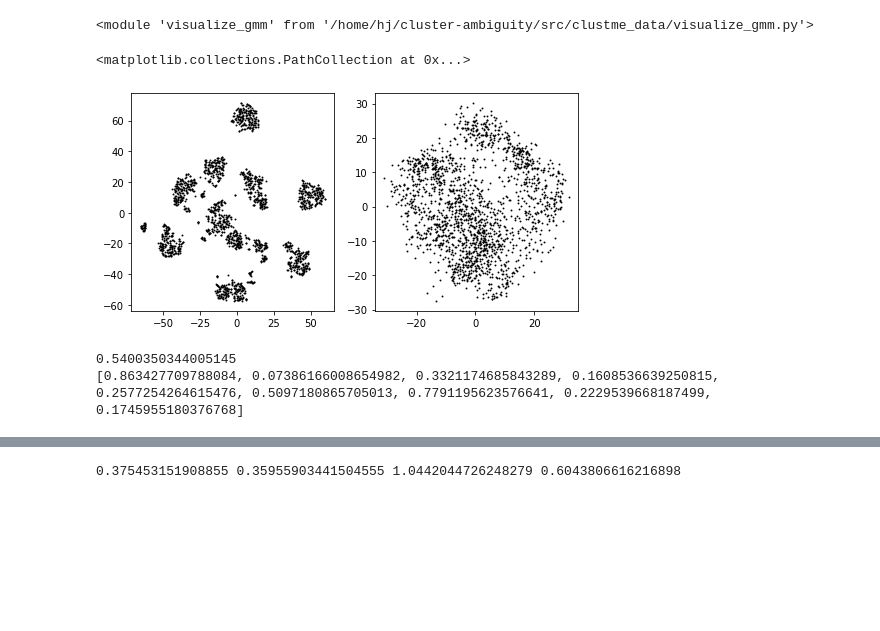
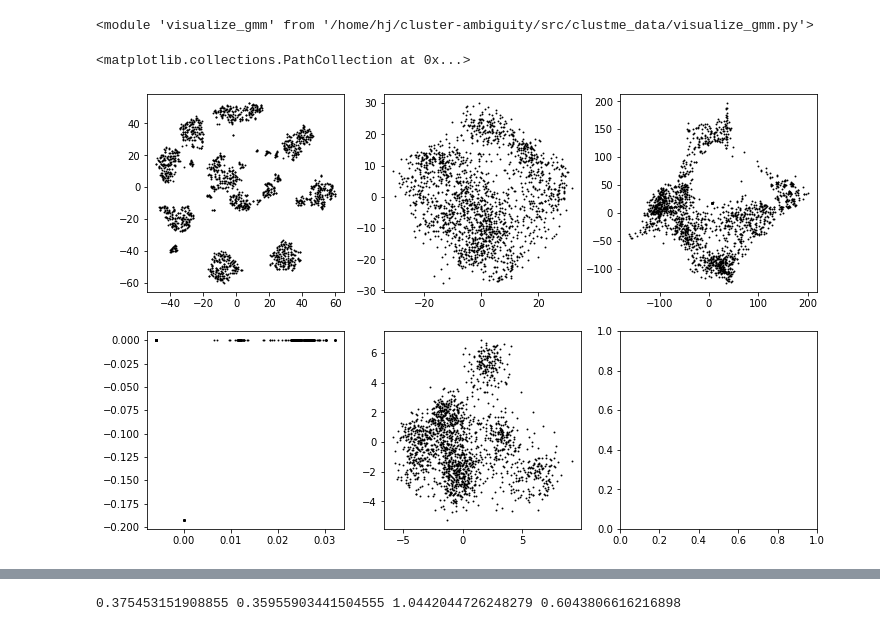
Before and after one commit to HyunWookL/cluster-ambiguity, a Jupyter notebook: src/clustme_data/test.ipynb, the cells around one changed output, grey strips where cells are left out. Cells and saved outputs as stored; diff of their text form; code cells hidden in the pictures; blank space fills up the shorter version.

```diff
--- a/src/clustme_data/test.ipynb
+++ b/src/clustme_data/test.ipynb
@@ -20,32 +22,17 @@ importlib.reload(vg)
 X, label = load_digits(return_X_y=True)
 X_tsne = TSNE(n_components=2).fit_transform(X)
 X_pca = PCA(n_components=2).fit_transform(X)
+X_isomap = Isomap(n_components=2).fit_transform(X)
+X_lle = LocallyLinearEmbedding(n_components=2).fit_transform(X)
+X_lda = LinearDiscriminantAnalysis(n_components=2).fit_transform(X, label)
 # %%
 ## visualize the X_tsne data as scatterplot
-fig, ax = plt.subplots(1, 2, figsize=(8, 4))
-ax[0].scatter(X_tsne[:, 0], X_tsne[:, 1], s=0.8, c="black")
-ax[1].scatter(X_pca[:, 0], X_pca[:, 1], s=0.8, c="black")
+fig, ax = plt.subplots(2, 3, figsize=(12, 8))
+ax[0, 0].scatter(X_tsne[:, 0], X_tsne[:, 1], s=0.8, c="black")
+ax[0, 1].scatter(X_pca[:, 0], X_pca[:, 1], s=0.8, c="black")
+ax[0, 2].scatter(X_isomap[:, 0], X_isomap[:, 1], s=0.8, c="black")
+ax[1, 0].scatter(X_lle[:, 0], X_lle[:, 1], s=0.8, c="black")
+ax[1, 1].scatter(X_lda[:, 0], X_lda[:, 1], s=0.8, c="black")
 # %% [output]
 <matplotlib.collections.PathCollection at 0x...>
-[figure, old version]
+[figure, new version]
-# %%
-data = X_tsne
-# print(label)
-# filters = np.logical_or(label == 3, label == 8)
-# data = data[filters]
-
-ca = cac.ClusterAmbiguity()
-score = ca.fit(data)
-
-print(score)
-print(ca.filtered_prob_single_list)
-## draw line chart
-
-# # vg.plot_gmm(ca.gmm, data, ca.gaussian_info["proba_labels"])
-# vg.plot_gmm_graph(
-# 	ca.gmm, data, ca.gaussian_info["proba_labels"],
-# 	True, ca.means, list(ca.gabriel_graph_edges)
-# 	)
-# %% [output]
-0.5400350344005145
-[0.863427709788084, 0.07386166008654982, 0.3321174685843289, 0.1608536639250815, 0.2577254264615476, 0.5097180865705013, 0.7791195623576641, 0.2229539668187499, 0.1745955180376768]
```
Also changed, not shown: parts of 2 cells of this notebook, 1 other file.
